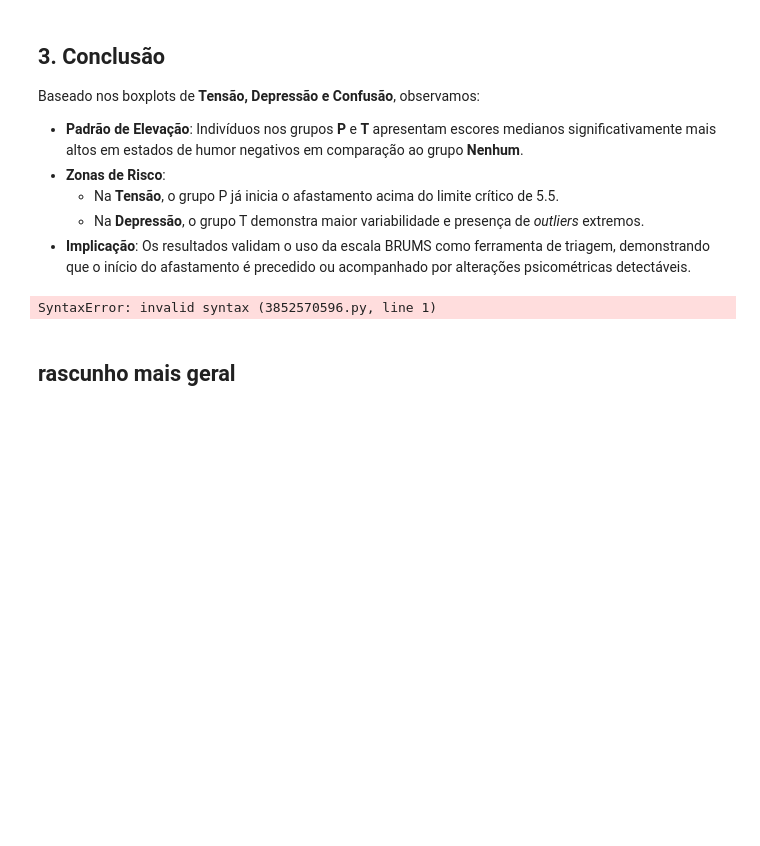
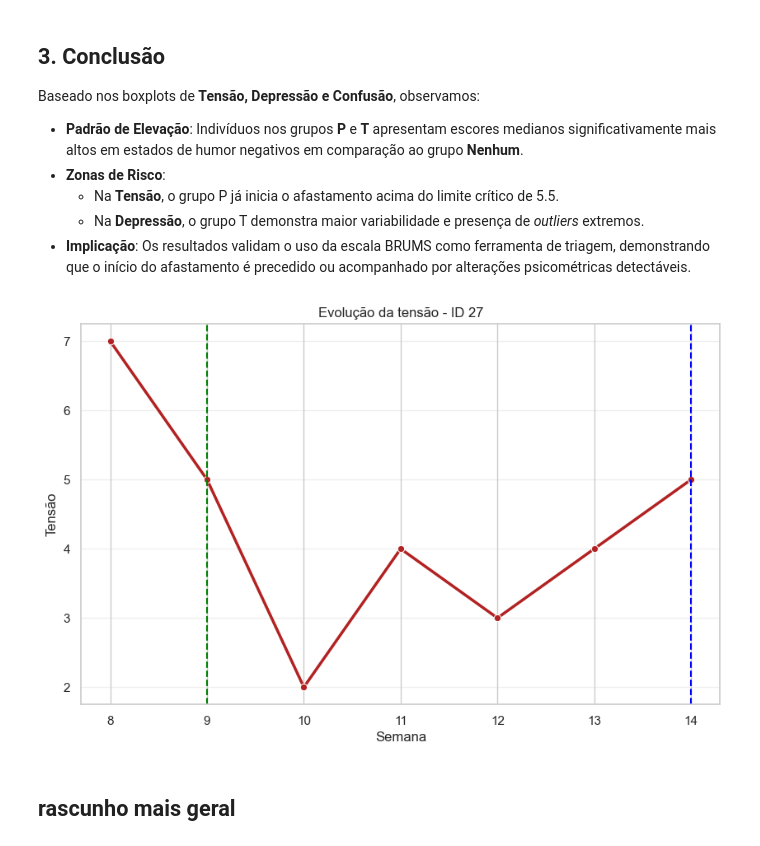
Before and after one commit to adrianfilipe/ecp_pesquisa, a Jupyter notebook: analises.ipynb, the cells around one changed output. Saved outputs shown, nothing was run; the diff lists cells and outputs as text; code cells hidden in the pictures; blank space fills up the shorter version.

Commit message:
adição do gráfico de evolução da tensão + o momento do afastamento

```diff
--- a/analises.ipynb
+++ b/analises.ipynb
@@ -232,7 +232,21 @@ Baseado nos boxplots de **Tensão, Depressão e Confusão**, observamos:
     * Na **Depressão**, o grupo T demonstra maior variabilidade e presença de *outliers* extremos.
 * **Implicação**: Os resultados validam o uso da escala BRUMS como ferramenta de triagem, demonstrando que o início do afastamento é precedido ou acompanhado por alterações psicométricas detectáveis.
 # %%
+# 7. Gráfico de Evolução
+dado1 = dados[(dados['Atleta'] == 27) & (dados['Tensão'].notna())].copy()
+semana_afast_P = dado1[dado1['Afastamento P'] == 1]['Semana'].tolist()
+semana_afast_T = dado1[dado1['Afastamento T'] == 1]['Semana'].tolist()
+
+plt.figure(figsize=(10, 6))
+sns.lineplot(data=dado1, x='Semana', y='Tensão', marker='o', color='#B22222', linewidth=2.5)
+
+for s in semana_afast_P: plt.axvline(s, color='blue', ls='--', label='Afast P')
+for s in semana_afast_T: plt.axvline(s, color='green', ls='--', label='Afast T')
+
+plt.title("Evolução da tensão - ID 27")
+plt.grid(axis='y', alpha=0.3)
+plt.show()
 # %% [output]
-SyntaxError: invalid syntax (3852570596.py, line 1)
+[figure, added]
 # %% [markdown]
 ## rascunho mais geral
```
